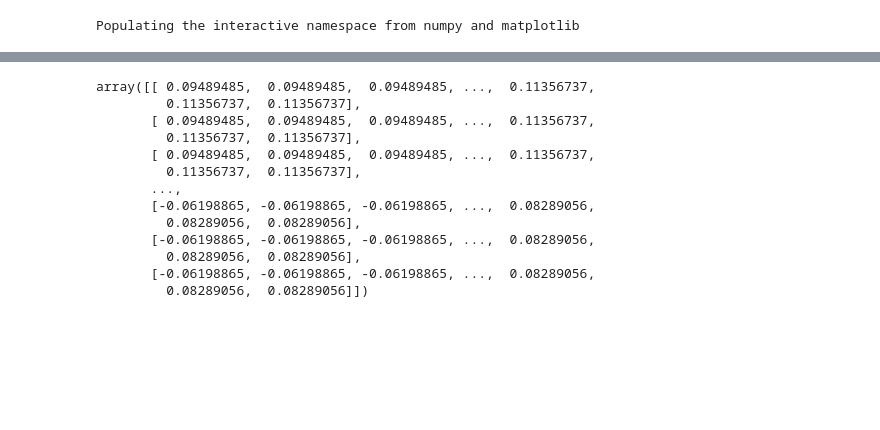
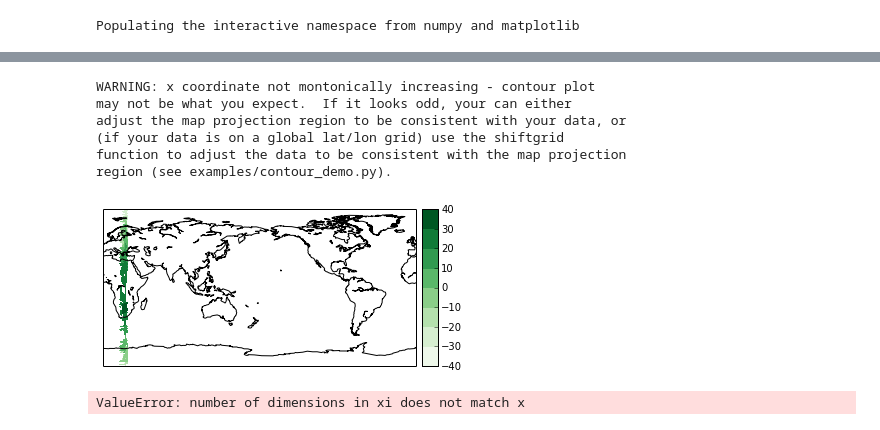
Before and after one commit to alvise30/CM20151_HW4_ElkinAlvis, a Jupyter notebook: P2/prueba_interpolacion(Una_vez_mas).ipynb, the cells around one changed output, grey strips where cells are left out. Cells and saved outputs as stored; diff of their text form; code cells hidden in the pictures; blank space fills up the shorter version.

```diff
--- a/P2/prueba_interpolacion(Una_vez_mas).ipynb
+++ b/P2/prueba_interpolacion(Una_vez_mas).ipynb
@@ -23,5 +18,6 @@ def my_func(x, y):
     return exp(-((x-0.5)**2)/0.1) * cos(15.0*(y**2))
 # %%
 # show on 500 points
-points = np.random.rand(500, 2)
+points = np.random.rand(shape(hola)[0],shape(hola)[1])
 values = my_func(points[:,0], points[:,1])
+print values
@@ -42,22 +53,28 @@ ax.set_title("$\mathrm{my\ data,\ my\ function}$", fontsize=20)
+# %%
+grid_zA = NearestNDInterpolator(points, hola)
+new_lons = grid_zA(hola[0])
+lon2d, lat2d = meshgrid(new_lons, lats)
+b = Basemap(lon_0=180) #This defines the center of the map, 180 since longitudes go from 0 to 360
+x, y = b(lon2d, lat2d)
+b.contourf(x, y, hola, cmap=get_cmap('Greens'))
+b.drawcoastlines()
+b.colorbar();
+# %% [output]
+WARNING: x coordinate not montonically increasing - contour plot
+may not be what you expect.  If it looks odd, your can either
+adjust the map projection region to be consistent with your data, or
+(if your data is on a global lat/lon grid) use the shiftgrid
+function to adjust the data to be consistent with the map projection
+region (see examples/contour_demo.py).
+[figure, added]
 # %%
 from scipy.interpolate import griddata
-grid_zA = griddata(points, values, (grid_x, grid_y), method='nearest')
+grid_zA = griddata(points, hola, (0,360), method='nearest')
+grid_zA = griddata(points, values, (0,360), method='nearest')
+# %% [output]
+ValueError: number of dimensions in xi does not match x
 # %%
-grid_zA.T
+grid_zA
-# %% [output]
-array([[ 0.09489485,  0.09489485,  0.09489485, ...,  0.11356737,
-         0.11356737,  0.11356737],
-       [ 0.09489485,  0.09489485,  0.09489485, ...,  0.11356737,
-         0.11356737,  0.11356737],
-       [ 0.09489485,  0.09489485,  0.09489485, ...,  0.11356737,
-         0.11356737,  0.11356737],
-       ...,
-       [-0.06198865, -0.06198865, -0.06198865, ...,  0.08289056,
-         0.08289056,  0.08289056],
-       [-0.06198865, -0.06198865, -0.06198865, ...,  0.08289056,
-         0.08289056,  0.08289056],
-       [-0.06198865, -0.06198865, -0.06198865, ...,  0.08289056,
-         0.08289056,  0.08289056]])
 # %%
 imshow(grid_zA.T, extent=(0,1,0,1), origin='lower')
 plot(points[:,0], points[:,1], 'k.', ms=2, alpha = 0.8)
```
Also changed, not shown: parts of 9 cells of this notebook.
